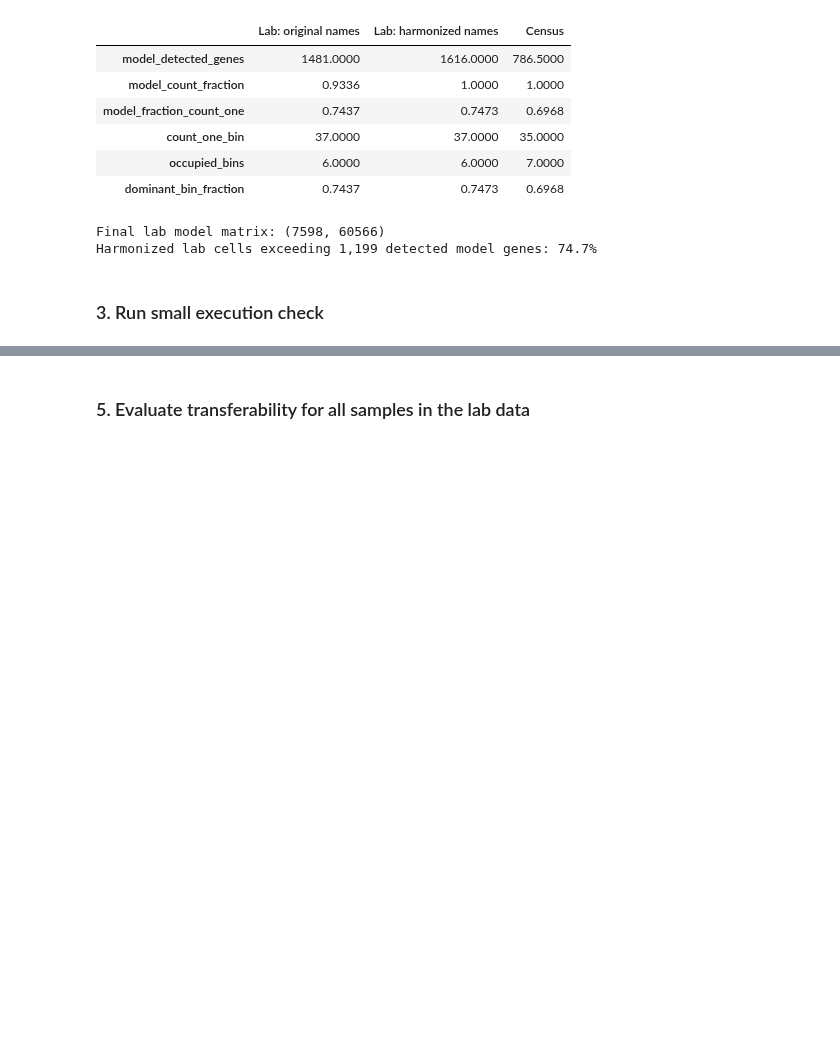
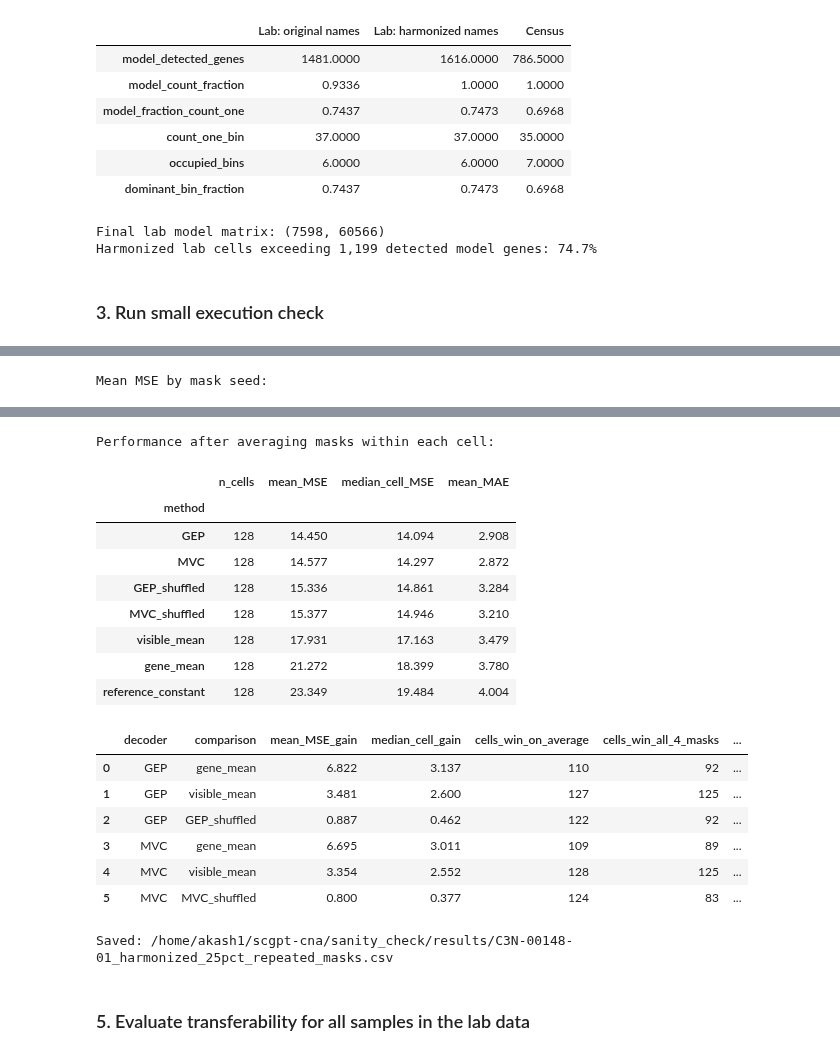
Before and after one commit to AkashPrasad2/scgpt-cna, a Jupyter notebook: notebooks/03-revised-expression-prediction.ipynb, the cells around one changed output, grey strips where cells are left out. Saved outputs shown, nothing was run; the diff lists cells and outputs as text; code cells hidden in the pictures; blank space fills up the shorter version.

```diff
--- a/notebooks/03-revised-expression-prediction.ipynb
+++ b/notebooks/03-revised-expression-prediction.ipynb
@@ -729,0 +1426,61 @@ Harmonized lab cells exceeding 1,199 detected model genes: 74.7%
+# %%
+print("Mean MSE by mask seed:")
+display(
+    lab_repeated_metrics.groupby(["mask_seed", "method"])["MSE"]
+    .mean()
+    .unstack("mask_seed")
+    .round(3)
+)
+
+# Average repeated measurements within each cell.
+cell_averages = (
+    lab_repeated_metrics.groupby(["cell_index", "method"])
+    .agg(
+        MSE=("MSE", "mean"),
+        MAE=("MAE", "mean"),
+        n_masks=("mask_seed", "nunique"),
+    )
+    .reset_index()
+)
+assert cell_averages["n_masks"].eq(4).all()
+
+print("Performance after averaging masks within each cell:")
+display(
+    cell_averages.groupby("method").agg(
+        n_cells=("cell_index", "nunique"),
+        mean_MSE=("MSE", "mean"),
+        median_cell_MSE=("MSE", "median"),
+        mean_MAE=("MAE", "mean"),
+    ).sort_values("mean_MSE").round(3)
+)
+
+wide = lab_repeated_metrics.pivot(
+    index=["mask_seed", "cell_index"], columns="method", values="MSE"
+)
+
+stability_rows = []
+for decoder in ["GEP", "MVC"]:
+    for baseline in ["gene_mean", "visible_mean", f"{decoder}_shuffled"]:
+        gains = wide[baseline] - wide[decoder]
+        average_gain = gains.groupby(level="cell_index").mean()
+        wins = gains.gt(0).groupby(level="cell_index").sum()
+
+        stability_rows.append({
+            "decoder": decoder,
+            "comparison": baseline,
+            "mean_MSE_gain": average_gain.mean(),
+            "median_cell_gain": average_gain.median(),
+            "cells_win_on_average": int(average_gain.gt(0).sum()),
+            "cells_win_all_4_masks": int(wins.eq(4).sum()),
+            "n_cells": len(average_gain),
+        })
+
+display(pd.DataFrame(stability_rows).round(3))
+
+output_dir = ROOT / "sanity_check/results"
+output_dir.mkdir(parents=True, exist_ok=True)
+output_file = output_dir / f"{SAMPLE_ID}_harmonized_25pct_repeated_masks.csv"
+lab_repeated_metrics.to_csv(output_file, index=False)
+print("Saved:", output_file)
+# %% [output]
+Mean MSE by mask seed:
@@ -730,2 +1496,20 @@ Harmonized lab cells exceeding 1,199 detected model genes: 74.7%
+Performance after averaging masks within each cell:
+|  | n_cells | mean_MSE | median_cell_MSE | mean_MAE |
+| method |  |  |  |  |
+| GEP | 128 | 14.450 | 14.094 | 2.908 |
+| MVC | 128 | 14.577 | 14.297 | 2.872 |
+| GEP_shuffled | 128 | 15.336 | 14.861 | 3.284 |
+| MVC_shuffled | 128 | 15.377 | 14.946 | 3.210 |
+| visible_mean | 128 | 17.931 | 17.163 | 3.479 |
+| gene_mean | 128 | 21.272 | 18.399 | 3.780 |
+| reference_constant | 128 | 23.349 | 19.484 | 4.004 |
+|  | decoder | comparison | mean_MSE_gain | median_cell_gain | cells_win_on_average | cells_win_all_4_masks | ... |
+| 0 | GEP | gene_mean | 6.822 | 3.137 | 110 | 92 | ... |
+| 1 | GEP | visible_mean | 3.481 | 2.600 | 127 | 125 | ... |
+| 2 | GEP | GEP_shuffled | 0.887 | 0.462 | 122 | 92 | ... |
+| 3 | MVC | gene_mean | 6.695 | 3.011 | 109 | 89 | ... |
+| 4 | MVC | visible_mean | 3.354 | 2.552 | 128 | 125 | ... |
+| 5 | MVC | MVC_shuffled | 0.800 | 0.377 | 124 | 83 | ... |
+Saved: /home/akash1/scgpt-cna/sanity_check/results/C3N-00148-01_harmonized_25pct_repeated_masks.csv
 # %% [markdown]
 ### 5. Evaluate transferability for all samples in the lab data
```
Also changed, not shown: parts of 8 cells of this notebook.
